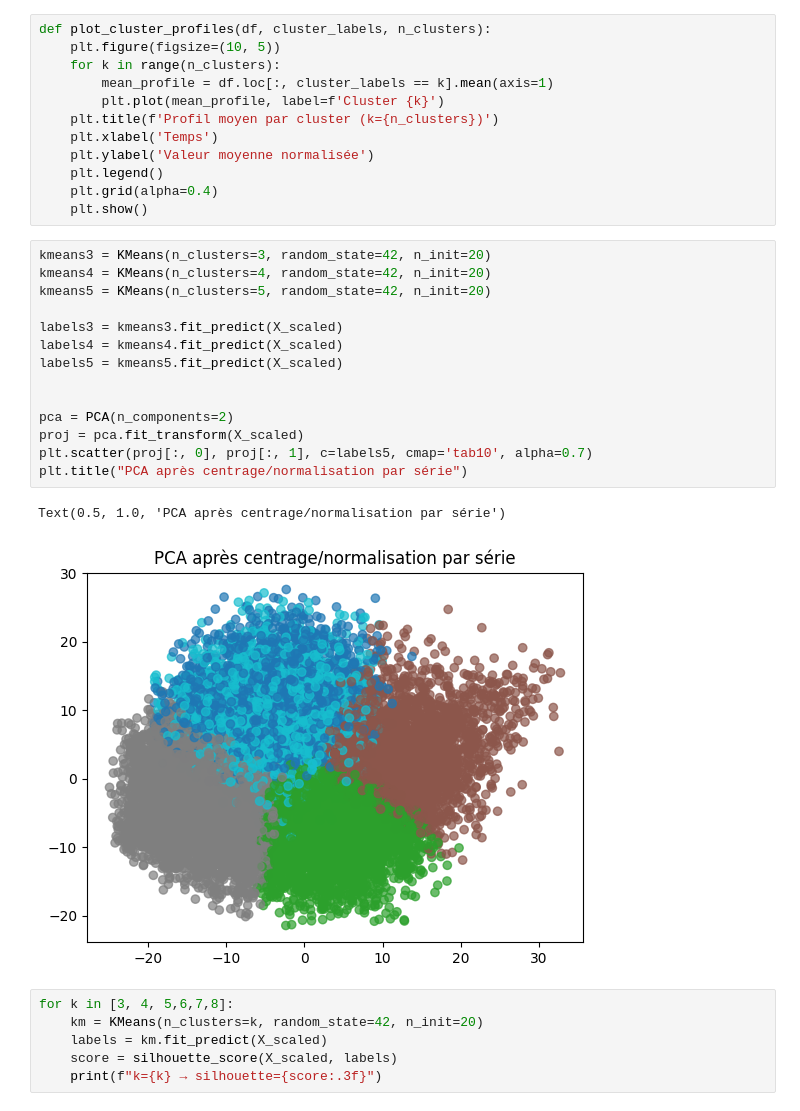
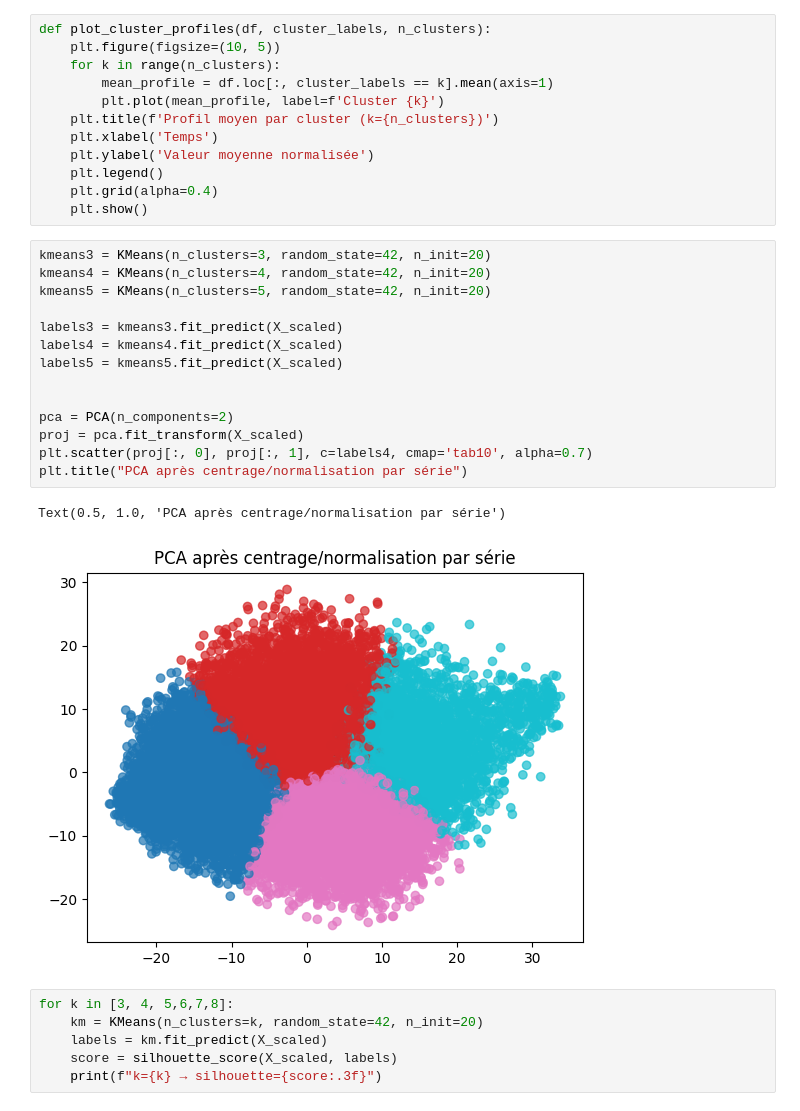
Before and after one commit to MarquesAnt/Data-Challenge-Enedis, a Jupyter notebook: notebooks/clustering.ipynb, the cells around one changed output. Saved outputs shown, nothing was run; the diff lists cells and outputs as text.

```diff
--- a/notebooks/clustering.ipynb
+++ b/notebooks/clustering.ipynb
@@ -132,20 +128,20 @@ def plot_cluster_profiles(df, cluster_labels, n_clusters):
 # %%
 kmeans3 = KMeans(n_clusters=3, random_state=42, n_init=20)
 kmeans4 = KMeans(n_clusters=4, random_state=42, n_init=20)
 kmeans5 = KMeans(n_clusters=5, random_state=42, n_init=20)
 
 labels3 = kmeans3.fit_predict(X_scaled)
 labels4 = kmeans4.fit_predict(X_scaled)
 labels5 = kmeans5.fit_predict(X_scaled)
 
 
 pca = PCA(n_components=2)
 proj = pca.fit_transform(X_scaled)
-plt.scatter(proj[:, 0], proj[:, 1], c=labels5, cmap='tab10', alpha=0.7)
+plt.scatter(proj[:, 0], proj[:, 1], c=labels4, cmap='tab10', alpha=0.7)
 plt.title("PCA après centrage/normalisation par série")
 # %% [output]
 Text(0.5, 1.0, 'PCA après centrage/normalisation par série')
-[figure, old version]
+[figure, new version]
 # %%
 for k in [3, 4, 5,6,7,8]:
     km = KMeans(n_clusters=k, random_state=42, n_init=20)
```
Also changed, not shown: parts of 7 cells of this notebook, 5 other files.
